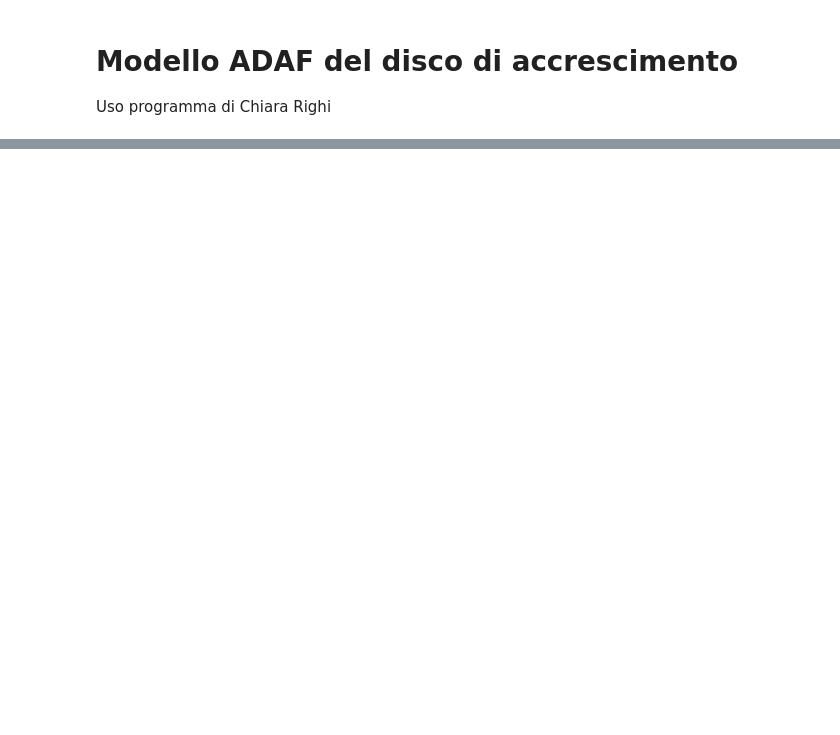
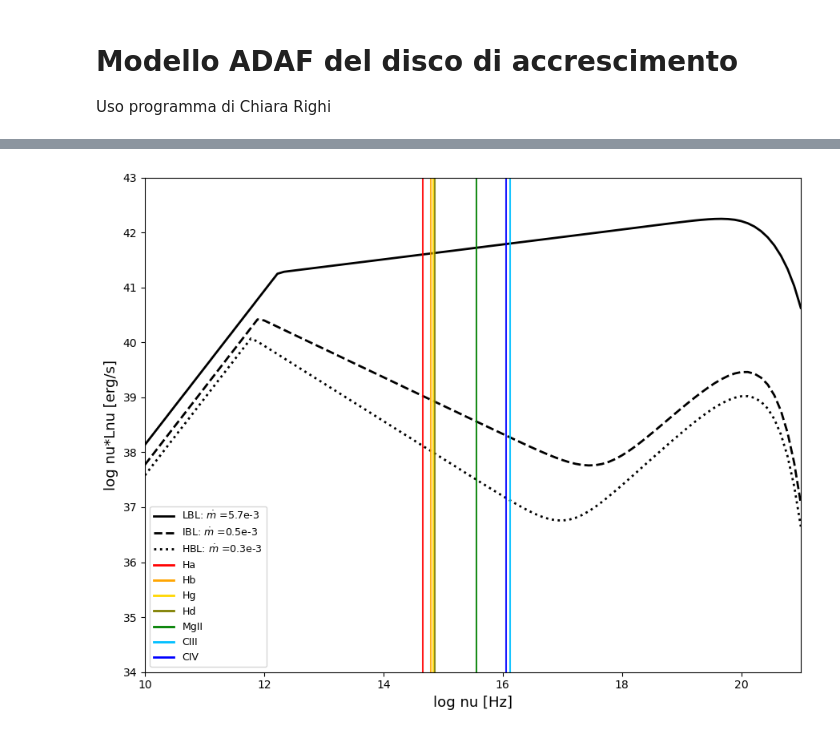
Before and after one commit to maddaba/Programmi_per_tesi, a Jupyter notebook: disco_ADAF_mio.ipynb, the cells around one changed output, grey strips where cells are left out. Saved outputs shown, nothing was run; the diff lists cells and outputs as text; code cells hidden in the pictures; blank space fills up the shorter version.

```diff
--- a/disco_ADAF_mio.ipynb
+++ b/disco_ADAF_mio.ipynb
@@ -350,0 +393,7 @@ ATTENZIONE: 1) SULL'ASSE DELLE Y HO: er/s oppure er/sec/cm^2 come nell'articolo
+# %%
+ris = specdata(1e9, 5.7e-3, 0.5, verbose=True)
+Lion_dict = calcola_tutte_le_Lion(ris, nu_ion_dict)
+
+print("\n=== L_ion per le diverse soglie di ionizzazione ===")
+for linea, Lion in Lion_dict.items():
+    print(f"{linea:6s}   nu_ion = {nu_ion_dict[linea]:.3e} Hz   L_ion = {Lion:.3e}")
@@ -350,0 +418,87 @@ ATTENZIONE: 1) SULL'ASSE DELLE Y HO: er/s oppure er/sec/cm^2 come nell'articolo
+# %%
+from matplotlib.lines import Line2D
+
+def plot_adaf_con_ionizzazione(scenari, nu_ion_dict):
+
+    plt.figure(figsize=(9, 7))
+    line_styles = ["-", "--", ":"]
+    # colori per linee di ionizzazione
+    colori_ion = {
+        "Ha": "red",
+        "Hb": "orange",
+        "Hg": "gold",
+        "Hd": "olive",
+        "MgII": "green",
+        "CIII": "deepskyblue",
+        "CIV": "blue"
+    }
+
+    legend_elements = []
+
+    # =========================
+    # spettri ADAF
+    # =========================
+    for i, sc in enumerate(scenari):
+        risultato = specdata(
+            m=sc["m"],
+            mdot=sc["mdot"],
+            beta=sc["beta"],
+            verbose=False)
+
+        plt.plot(
+            risultato["lnu"],
+            risultato["log_nuFnu"],
+            color="black",
+            linestyle=line_styles[i],
+            linewidth=2)
+
+        # legenda LBL / IBL / HBL
+        legend_elements.append(
+            Line2D([0], [0],
+                   color="black",
+                   linestyle=line_styles[i],
+                   linewidth=2,
+                   label=sc["label"]))
+
+    # =========================
+    # righe verticali ionizzazione
+    # =========================
+    for linea, nu_ion in nu_ion_dict.items():
+        log_nu = np.log10(nu_ion)
+
+        plt.axvline(
+            log_nu,
+            color=colori_ion.get(linea, "gray"),
+            linestyle="-",
+            linewidth=1.5,
+            alpha=0.9)
+
+        # aggiungo alla legenda
+        legend_elements.append(
+            Line2D([0], [0],
+                   color=colori_ion.get(linea, "gray"),
+                   linestyle="-",
+                   linewidth=2,
+                   label=linea))
+
+    # =========================
+    # grafico
+    # =========================
+    plt.xlabel("log nu [Hz]", fontsize=13)
+    plt.ylabel("log nu*Lnu [erg/s]", fontsize=13)
+    plt.xlim(10, 21)
+    plt.ylim(34, 43)
+
+    # legenda dentro il grafico (senza titolo)
+    plt.legend(
+        handles=legend_elements,
+        loc="lower left",
+        fontsize=9,
+        frameon=True)
+
+    plt.tight_layout()
+    plt.show()
+
+plot_adaf_con_ionizzazione(scenari_righi, nu_ion_dict)
+# %% [output]
+[figure, added]
```
Also changed, not shown: parts of 15 cells of this notebook, 4 other files.
